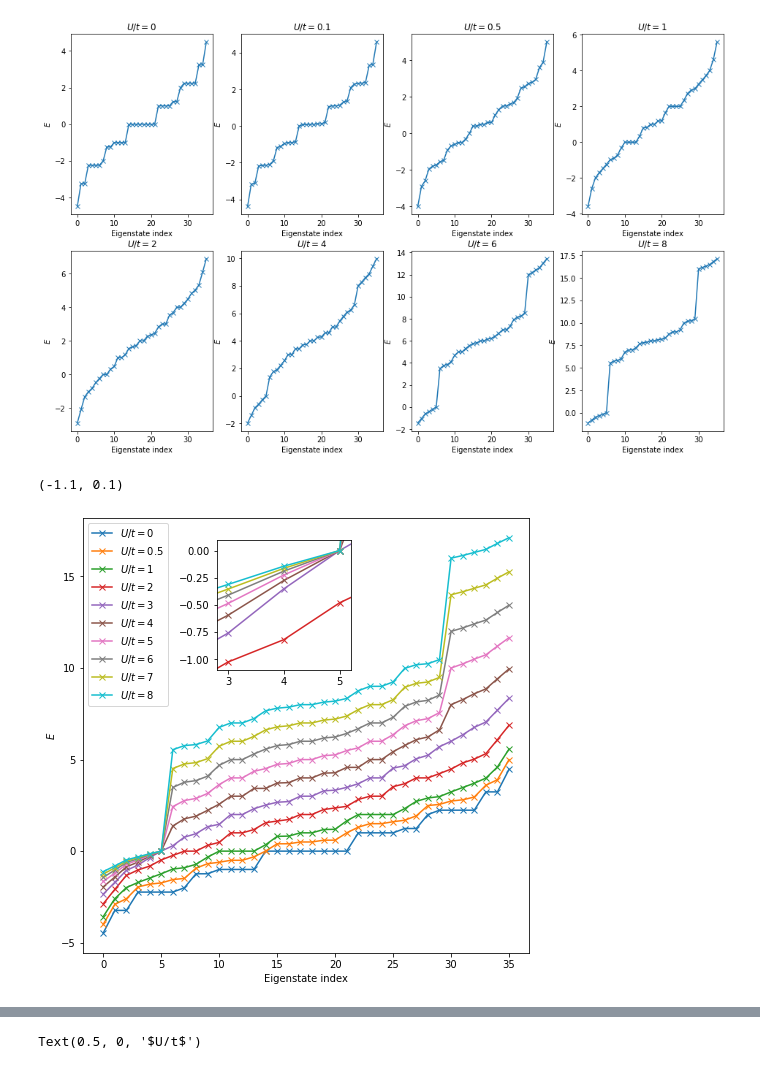
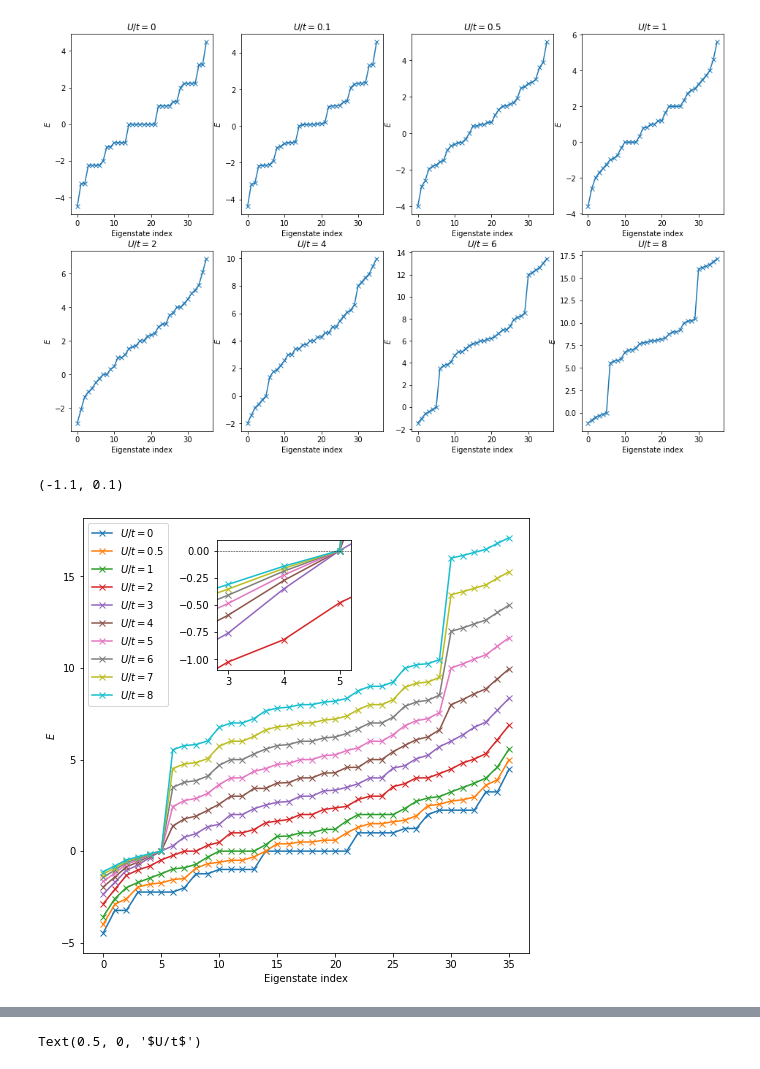
Before and after one commit to brianz98/hubbard-model, a Jupyter notebook: hubbard.ipynb, the cells around one changed output, grey strips where cells are left out. Drawn from its saved outputs; the diff is of its cells as text; code cells hidden in the pictures.

```diff
--- a/hubbard.ipynb
+++ b/hubbard.ipynb
@@ -122,6 +122,7 @@ class HubbardLattice1D:
         self.eigvals = None
         self.eigvecs = None
         self.occ_mat = None
+        self.state_labels = None
 
         # Unlikely do be doing more than 32 sites for now..
         #self.bit_string_len = int(np.ceil(self.nsites*2/64))
@@ -288,11 +289,16 @@ and a memory of {self.mem_reqd_hamil:.2f} kB for the Hamiltonian, if requested."
             hmatel = 0.0
         else:
             if (exlvl == 0):
+                # Diagonal element
                 beta_bstring = (f1 >> self.nsites)
                 hmatel += self.u * count_set_bits(beta_bstring & f1)
             if (exlvl == 1):
+                # Off-diagonal element
                 excit = self.get_excitation_connection(f1, f2)
                 if (abs(excit[0]-excit[1]) == 1):
+                    sgn = self.annop(f1, excit[0])[0] * self.annop(f2, excit[1])[0]
+                    hmatel -= sgn*self.t
+                if (self.pbc and abs(excit[0]-excit[1]) == self.nsites-1):
                     sgn = self.annop(f1, excit[0])[0] * self.annop(f2, excit[1])[0]
                     hmatel -= sgn*self.t
 
@@ -314,7 +320,8 @@ and a memory of {self.mem_reqd_hamil:.2f} kB for the Hamiltonian, if requested."
         self.eigvals, self.eigvecs = np.linalg.eigh(self.hamil)
 
     def plot_eigvecs(self):
-        self.generate_pretty_state_labels()
+        if (self.state_labels is None):
+            self.generate_pretty_state_labels()
         f,ax = plt.subplots(figsize=(12,12))
         im = ax.imshow((self.eigvecs)**2)
         ax.set_yticks(list(range(self.ncomb)))
@@ -330,6 +337,14 @@ and a memory of {self.mem_reqd_hamil:.2f} kB for the Hamiltonian, if requested."
             oa, ob, _ = self.bit_string_to_occ_vec(self.tot_strings[i])
             self.occ_mat[i,::2] = oa
             self.occ_mat[i,1::2] = ob
+
+    def plot_states(self):
+        f,ax = plt.subplots(figsize=(8,8))
+        ax.plot(self.eigvals,np.arange(self.ncomb),marker='x')
+        ax.set_yticks(list(range(self.ncomb)))
+        if (self.state_labels is None):
+            self.generate_pretty_state_labels()
+        ax.set_yticklabels(self.state_labels)
 # %%
 f,axes = plt.subplots(2,4,figsize=(16,10))
 
@@ -345,18 +360,19 @@ for i,u in enumerate([0,0.1,0.5,1,2,4,6,8]):
 # %%
 f,ax = plt.subplots(figsize=(8,8))
 axins = ax.inset_axes([0.3,0.65,0.3,0.3])
 
 for u in [0,0.5,1,2,3,4,5,6,7,8]:
     hl = HubbardLattice1D(4, 2, 2, 1, u)
     hl.solve_model()
     ax.plot(hl.eigvals,marker='x',label=r'$U/t={u}$'.format(u=u))
     axins.plot(hl.eigvals,marker='x')
 
 ax.legend()
 ax.set_xlabel('Eigenstate index')
 ax.set_ylabel(r'$E$')
+axins.axhline(y=0.0,c='k',ls='--',lw=0.5)
 axins.set_xlim([2.8,5.2])
 axins.set_ylim([-1.1,0.1])
 # %% [output]
 (-1.1, 0.1)
-[figure, old version]
+[figure, new version]
```
Also changed, not shown: parts of 6 cells of this notebook.
